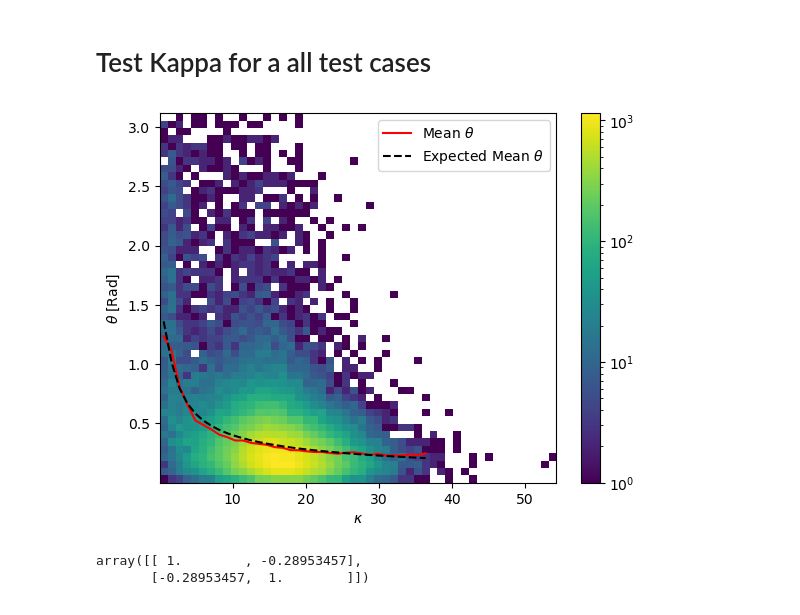
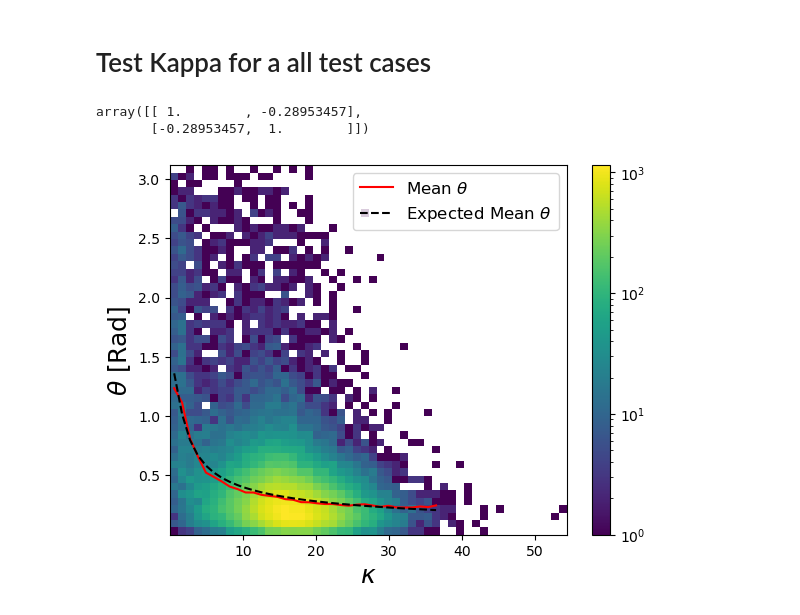
Before and after one commit to mghrear/3D_Heteroscedastic_Convnet, a Jupyter notebook: test_kappa.ipynb, the cells around one changed output. Saved outputs shown, nothing was run; the diff lists cells and outputs as text; code cells hidden in the pictures.

Commit message:
updated testing figures

```diff
--- a/test_kappa.ipynb
+++ b/test_kappa.ipynb
@@ -91,33 +91,33 @@ ys = np.concatenate((y_50H,y_50L,y_40H,y_40L))
 # %%
 h, x_edges, y_edges, image = plt.hist2d(xs, ys, bins=(50, 50), norm = colors.LogNorm())
 
 y_centers = (y_edges[:-1]+y_edges[1:])/2.0
 x_centers = (x_edges[:-1]+x_edges[1:])/2.0
 
 mean_vals = []
 mean_centers = []
 for i,center in enumerate(x_centers):
     if np.sum(h[i,:]) > 10:
         mean_vals += [np.dot(h[i,:],y_centers)/np.sum(h[i,:])]
         mean_centers += [center]
 
 Kappas = np.array(mean_centers)
 exp_mean = (iv(0,Kappas)-np.exp(-Kappas))*np.pi/(2*np.sinh(Kappas))
 
 plt.plot(Kappas,mean_vals,color='r',label=r"Mean $\theta$")
 plt.plot(Kappas,exp_mean ,color='k',ls='--',label=r"Expected Mean $\theta$")
-plt.legend()
-plt.xlabel(r"$\kappa$")
-plt.ylabel(r"$\theta$ [Rad]")
+plt.legend( fontsize=12)
+plt.xlabel(r"$\kappa$", fontsize=18)
+plt.ylabel(r"$\theta$ [Rad]", fontsize=18)
 plt.colorbar()
-plt.show()
+plt.savefig("kappa1.pdf")
 
 # Print correleation coefficient matrix
 np.corrcoef(np.asarray([xs,ys]))
 # %% [output]
+array([[ 1.        , -0.28953457],
+       [-0.28953457,  1.        ]])
-[figure, old version]
+[figure, new version]
-array([[ 1.        , -0.28953457],
-       [-0.28953457,  1.        ]])
 # %%
 # Prob density fit Function :
 def prob_den(x,kappa):
```
Also changed, not shown: parts of 3 cells of this notebook, 1 other file.
